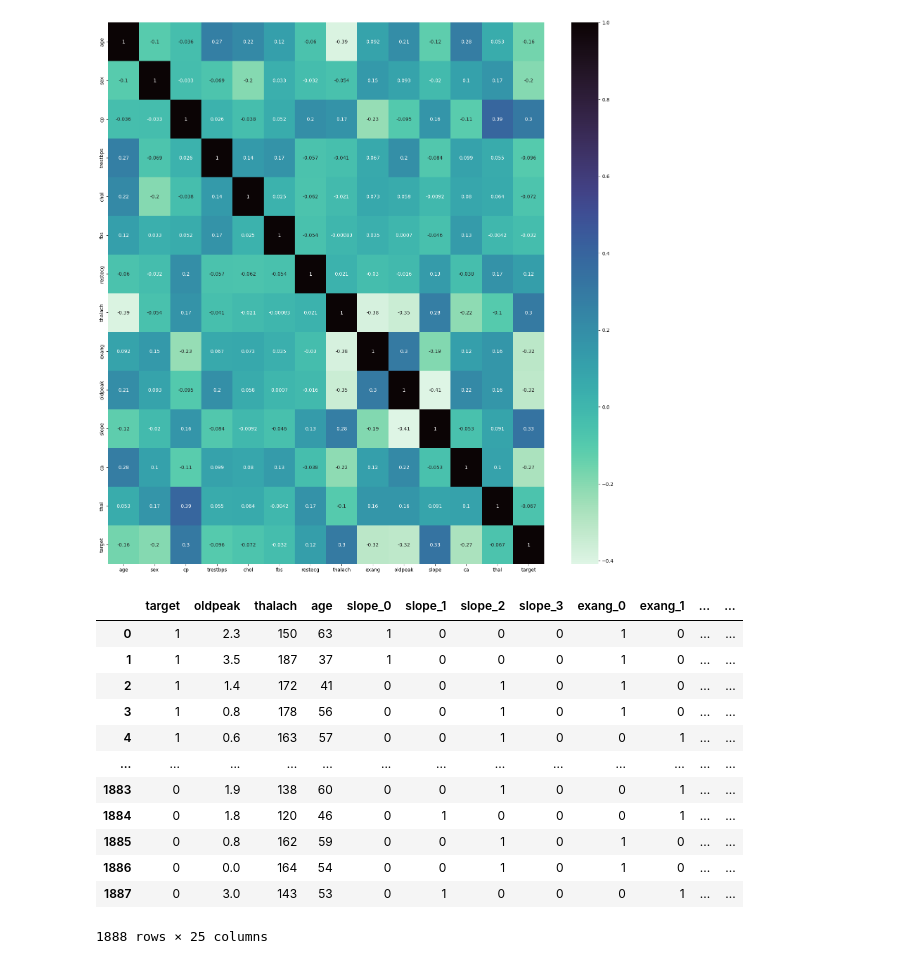
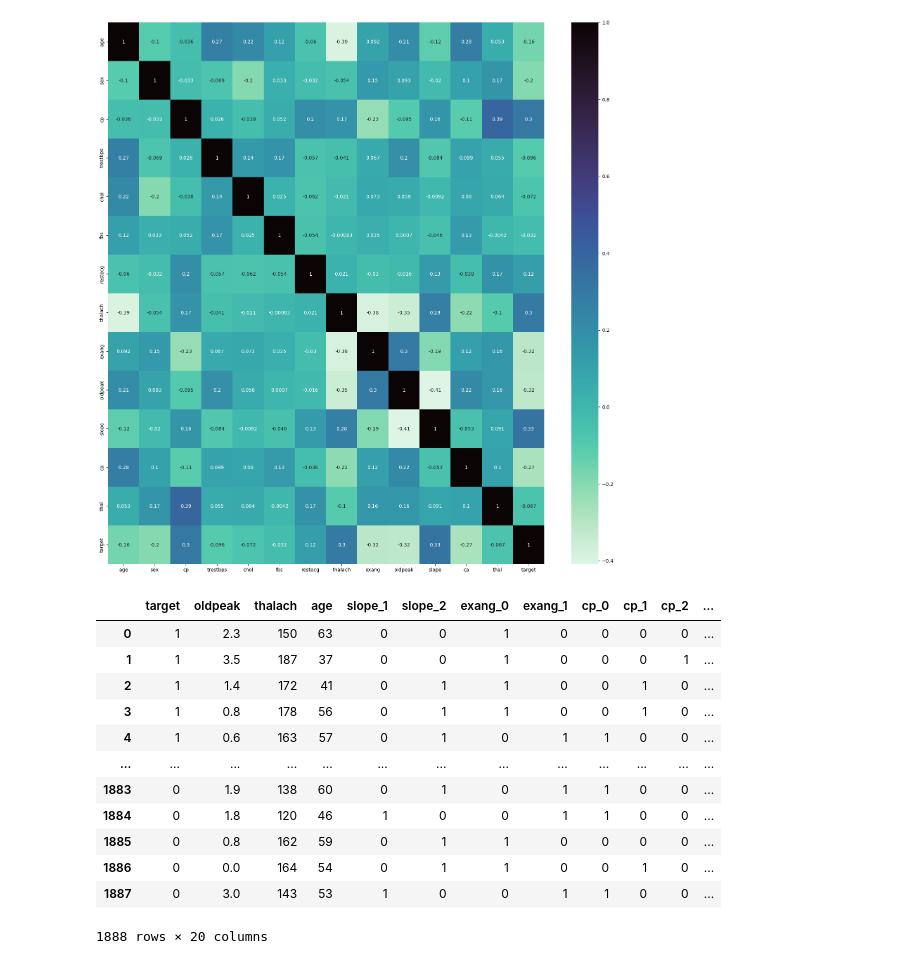
Before and after one commit to 00101010101/Heart-Disease-Prediction, a Jupyter notebook: model.ipynb, the cells around one changed output. Saved outputs shown, nothing was run; the diff lists cells and outputs as text; code cells hidden in the pictures.

```diff
--- a/model.ipynb
+++ b/model.ipynb
@@ -97,27 +103,31 @@ plt.show()
 # %%
 corr_target = abs(corr_matrix['target']).sort_values(ascending= False)
 relevant_features = [indices for indices, _ in corr_target[corr_target > 0.1].items()]
 
 dataset = df[relevant_features]
 dataset = pd.get_dummies(dataset, columns = ['slope', 'exang', 'cp', 'ca', 'sex', 'restecg'], dtype= int)
 
+corr = abs(dataset.corr()['target'])
+rf = [i for i, _ in corr[corr > 0.1].items()]
+
+dataset = dataset[rf]
 column_names = dataset.drop('target', axis = 1).columns
 
 dataset
 # %% [output]
-|  | target | oldpeak | thalach | age | slope_0 | slope_1 | slope_2 | slope_3 | exang_0 | exang_1 | ... | ... |
-| 0 | 1 | 2.3 | 150 | 63 | 1 | 0 | 0 | 0 | 1 | 0 | ... | ... |
-| 1 | 1 | 3.5 | 187 | 37 | 1 | 0 | 0 | 0 | 1 | 0 | ... | ... |
-| 2 | 1 | 1.4 | 172 | 41 | 0 | 0 | 1 | 0 | 1 | 0 | ... | ... |
-| 3 | 1 | 0.8 | 178 | 56 | 0 | 0 | 1 | 0 | 1 | 0 | ... | ... |
-| 4 | 1 | 0.6 | 163 | 57 | 0 | 0 | 1 | 0 | 0 | 1 | ... | ... |
+|  | target | oldpeak | thalach | age | slope_1 | slope_2 | exang_0 | exang_1 | cp_0 | cp_1 | cp_2 | ... |
+| 0 | 1 | 2.3 | 150 | 63 | 0 | 0 | 1 | 0 | 0 | 0 | 0 | ... |
+| 1 | 1 | 3.5 | 187 | 37 | 0 | 0 | 1 | 0 | 0 | 0 | 1 | ... |
+| 2 | 1 | 1.4 | 172 | 41 | 0 | 1 | 1 | 0 | 0 | 1 | 0 | ... |
+| 3 | 1 | 0.8 | 178 | 56 | 0 | 1 | 1 | 0 | 0 | 1 | 0 | ... |
+| 4 | 1 | 0.6 | 163 | 57 | 0 | 1 | 0 | 1 | 1 | 0 | 0 | ... |
 | ... | ... | ... | ... | ... | ... | ... | ... | ... | ... | ... | ... | ... |
-| 1883 | 0 | 1.9 | 138 | 60 | 0 | 0 | 1 | 0 | 0 | 1 | ... | ... |
-| 1884 | 0 | 1.8 | 120 | 46 | 0 | 1 | 0 | 0 | 0 | 1 | ... | ... |
-| 1885 | 0 | 0.8 | 162 | 59 | 0 | 0 | 1 | 0 | 1 | 0 | ... | ... |
-| 1886 | 0 | 0.0 | 164 | 54 | 0 | 0 | 1 | 0 | 1 | 0 | ... | ... |
-| 1887 | 0 | 3.0 | 143 | 53 | 0 | 1 | 0 | 0 | 0 | 1 | ... | ... |
+| 1883 | 0 | 1.9 | 138 | 60 | 0 | 1 | 0 | 1 | 1 | 0 | 0 | ... |
+| 1884 | 0 | 1.8 | 120 | 46 | 1 | 0 | 0 | 1 | 1 | 0 | 0 | ... |
+| 1885 | 0 | 0.8 | 162 | 59 | 0 | 1 | 1 | 0 | 0 | 0 | 0 | ... |
+| 1886 | 0 | 0.0 | 164 | 54 | 0 | 1 | 1 | 0 | 0 | 1 | 0 | ... |
+| 1887 | 0 | 3.0 | 143 | 53 | 1 | 0 | 0 | 1 | 1 | 0 | 0 | ... |
-1888 rows × 25 columns
+1888 rows × 20 columns
 # %%
 from sklearn.preprocessing import StandardScaler
 scaler = StandardScaler()
```
Also changed, not shown: parts of 28 cells of this notebook.
